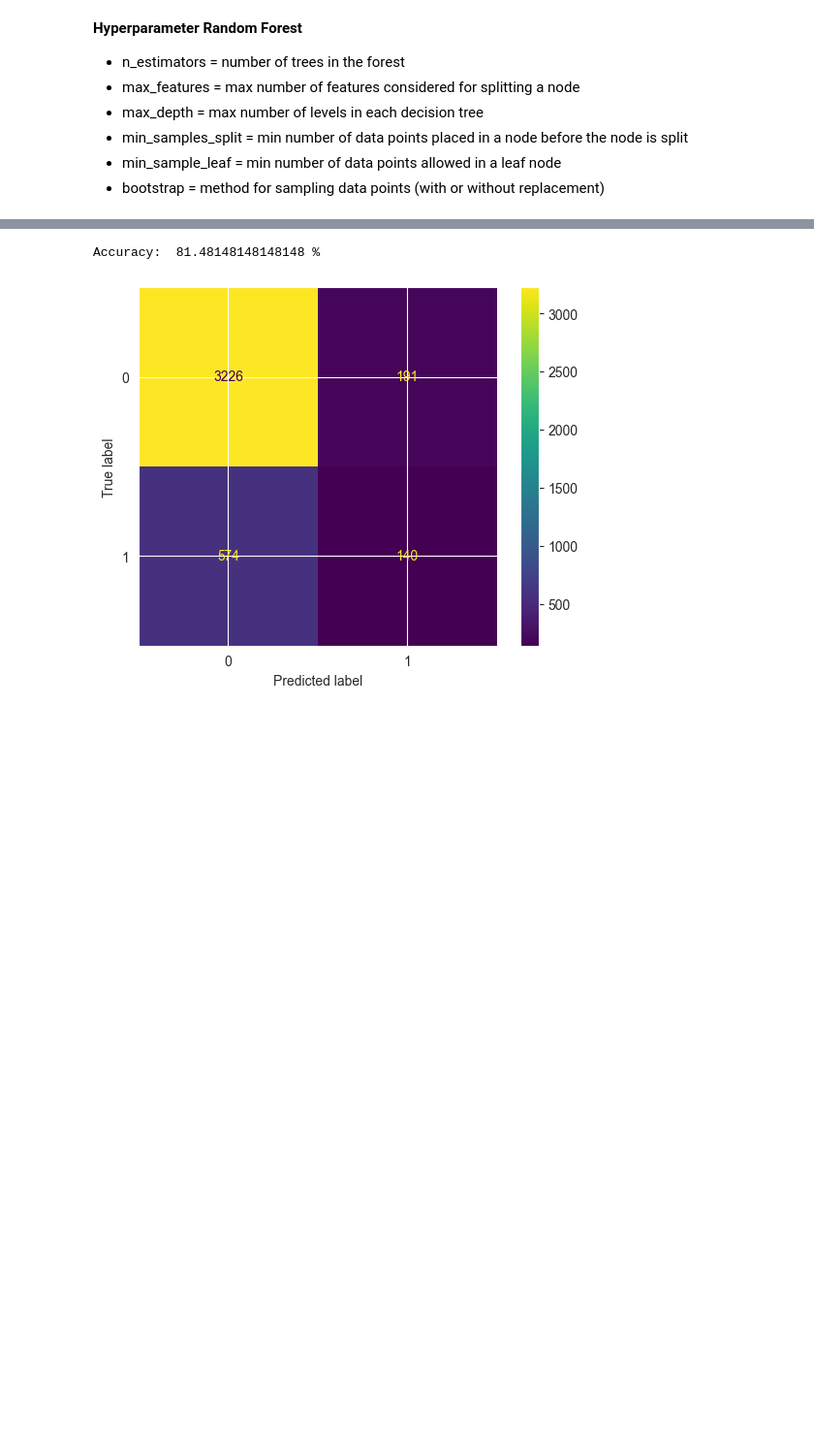
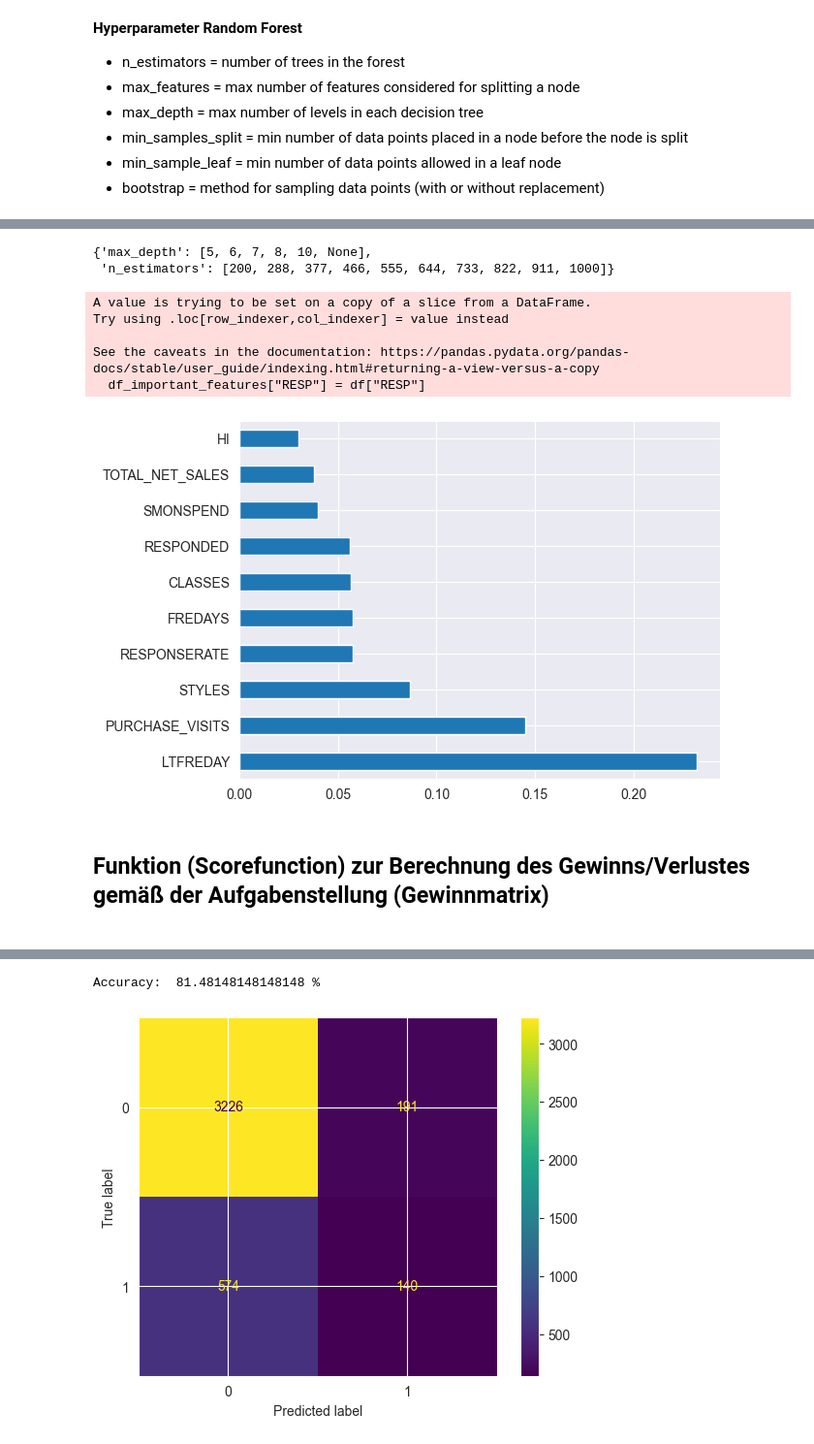
Before and after one commit to Konsti-Boegel/anwendungsfelderBusinessAnalytics, a Jupyter notebook: Case_Mailing.ipynb, the cells around one changed output, grey strips where cells are left out. Shown at 97% size. Saved outputs shown, nothing was run; the diff lists cells and outputs as text; code cells hidden in the pictures; blank space fills up the shorter version.

```diff
--- a/Case_Mailing.ipynb
+++ b/Case_Mailing.ipynb
@@ -460,0 +486,47 @@ Ergebnis:  464 €
+# %%
+# top 10 features werden für das TRaining der kommenden Random Forest Classifier genutzt
+feat_importances = pd.Series(rf.feature_importances_, index=X_train.columns)
+feat_importances.nlargest(10).plot(kind='barh')
+important_features = feat_importances.nlargest(10).index
+
+
+df_important_features = df[important_features]
+df_important_features["RESP"] = df["RESP"]
+X_train, X_test_2, y_train, y_test_2, X_test_1, y_test_1 = split_train_test(df_important_features)
+
+# Hyperparameter werden für die GridSearch herausgesucht. Auskommentierte Zeilen können hinzugefügt werden:
+# Allgemein gilt: Es müssen nicht extrem viele Werte und Hyperparameter durchlaufen werden, wichtig ist, dass der Sinn einer GridSearch verstanden wurde!
+
+# Number of trees in random forest
+n_estimators = [int(x) for x in np.linspace(start=200, stop=1000, num=10)]
+# Number of features to consider at every split
+#max_features = ["auto", "sqrt"]
+# Maximum number of levels in tree
+max_depth = [int(x) for x in np.linspace(5, 10, num = 5)]
+max_depth.append(None)
+# Minimum number of samples required to split a node
+"""min_samples_split = [2,5,10]"""
+# Minimum number of samples required at each leaf node
+"""min_samples_leaf = [1,2,4]"""
+# Method of selecting samples for training each tree
+"""bootstrap = [True, False]"""
+
+# Create the random grid
+random_grid = {"n_estimators":n_estimators,
+               #"max_features":max_features,
+               "max_depth":max_depth}
+#"min_samples_split":min_samples_split,
+#"min_samples_leaf":min_samples_leaf,
+#"bootstrap":bootstrap}
+pprint(random_grid)
+# %% [output]
+{'max_depth': [5, 6, 7, 8, 10, None],
+ 'n_estimators': [200, 288, 377, 466, 555, 644, 733, 822, 911, 1000]}
+A value is trying to be set on a copy of a slice from a DataFrame.
+Try using .loc[row_indexer,col_indexer] = value instead
+
+See the caveats in the documentation: https://pandas.pydata.org/pandas-docs/stable/user_guide/indexing.html#returning-a-view-versus-a-copy
+  df_important_features["RESP"] = df["RESP"]
+[figure, added]
+# %% [markdown]
+<h2>Funktion (Scorefunction) zur Berechnung des Gewinns/Verlustes gemäß der Aufgabenstellung (Gewinnmatrix)<h2>
```
Also changed, not shown: parts of 26 cells of this notebook.
